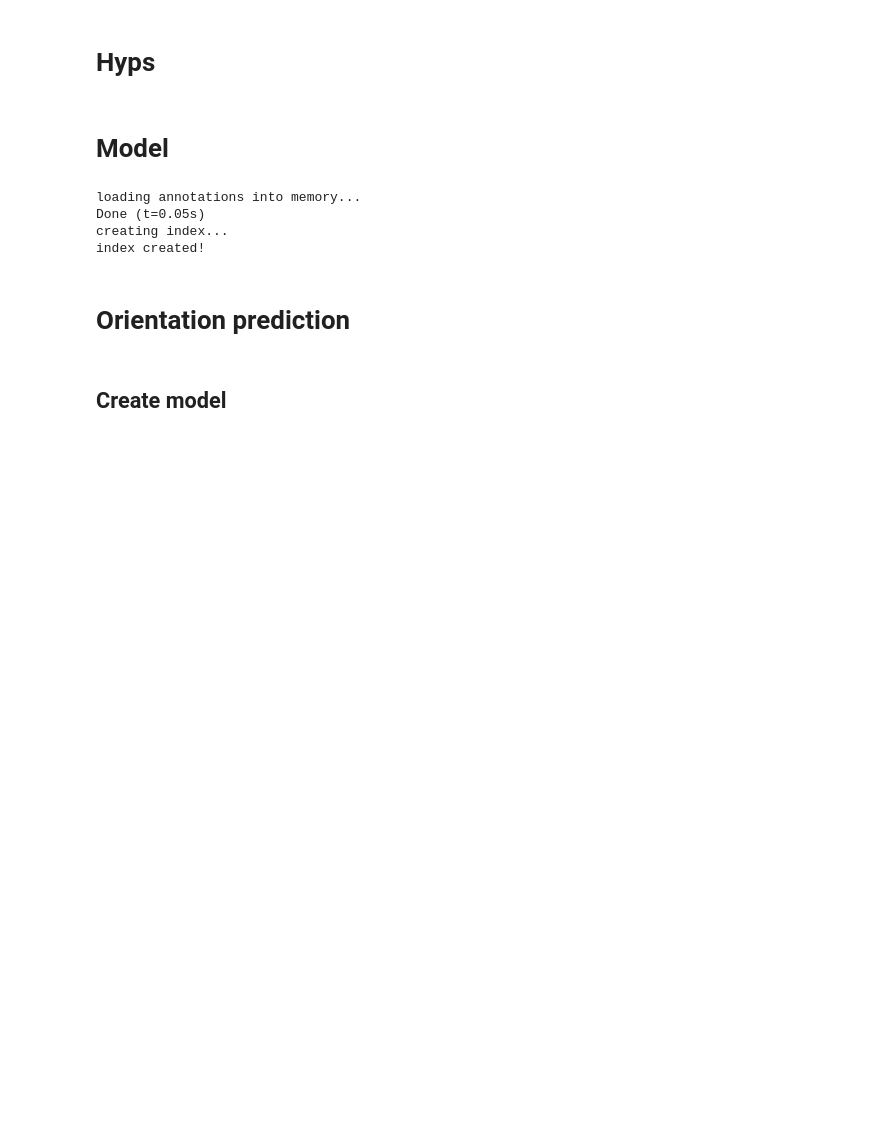
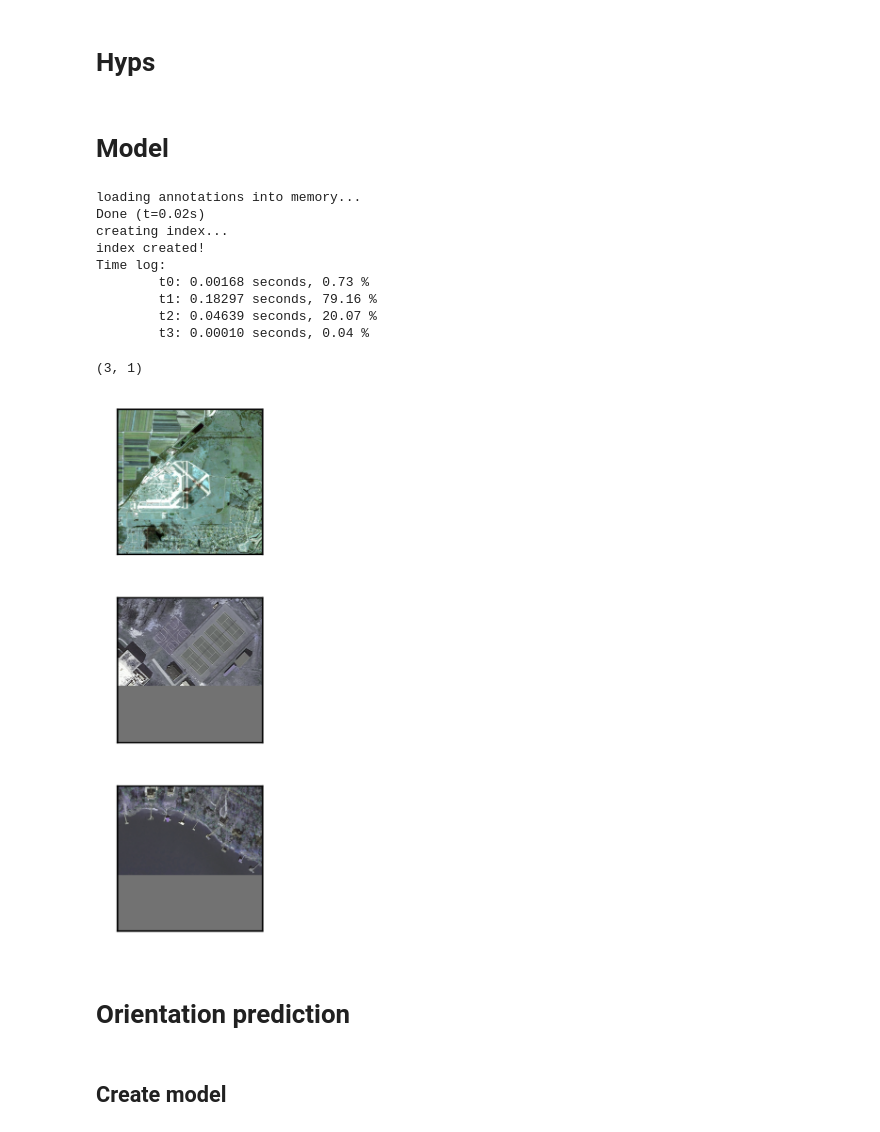
Before and after one commit to anhvth/YOLOX, a Jupyter notebook: nbs/00_train_debug_one_step.ipynb, the cells around one changed output. Drawn from its saved outputs; the diff is of its cells as text; code cells hidden in the pictures; blank space fills up the shorter version.

```diff
--- a/nbs/00_train_debug_one_step.ipynb
+++ b/nbs/00_train_debug_one_step.ipynb
@@ -17,7 +17,7 @@ Num of devices: 8
 parser = make_parser()
 args = mmcv.Config(parser.parse_known_args()[0].__dict__)
 
-args.exp_file = './exps/rotated/nano.py'
+args.exp_file = './exps/rotated/nano_dota.py'
 args.experiment_name = 'nano-test'
 args.devices = 1
 args.batch_size = 4
@@ -27,4 +27,5 @@ args.output_dir = f'./work_dir/{args.name}'
 # Model
 # %%
 exp = get_exp(args.exp_file, args.name)
+exp.data_num_workers = 0
 exp.merge(args.opts)
@@ -31,9 +34,14 @@ exp.merge(args.opts)
 # %%
 from yolox.data import DataPrefetcher
 loader = exp.get_data_loader(3, False)
-# prefetcher = DataPrefetcher(loader)
+prefetcher = DataPrefetcher(loader)
 # %% [output]
 loading annotations into memory...
-Done (t=0.05s)
+Done (t=0.02s)
 creating index...
 index created!
+Time log:
+        t0: 0.00168 seconds, 0.73 %
+        t1: 0.18297 seconds, 79.16 %
+        t2: 0.04639 seconds, 20.07 %
+        t3: 0.00010 seconds, 0.04 %
@@ -40,3 +52,12 @@ index created!
+# %%
+batch = prefetcher.next()
+# %%
+from avcv.visualize import plot_images, tensor2imgs
+imgs = tensor2imgs(batch[0].cpu(), mode='bchw')
+plot_images(imgs)
+# %% [output]
+(3, 1)
+[figure, added]
 # %% [markdown]
 # Orientation prediction
 # %% [markdown]
```
Also changed, not shown: parts of 8 cells of this notebook, 5 other files.
